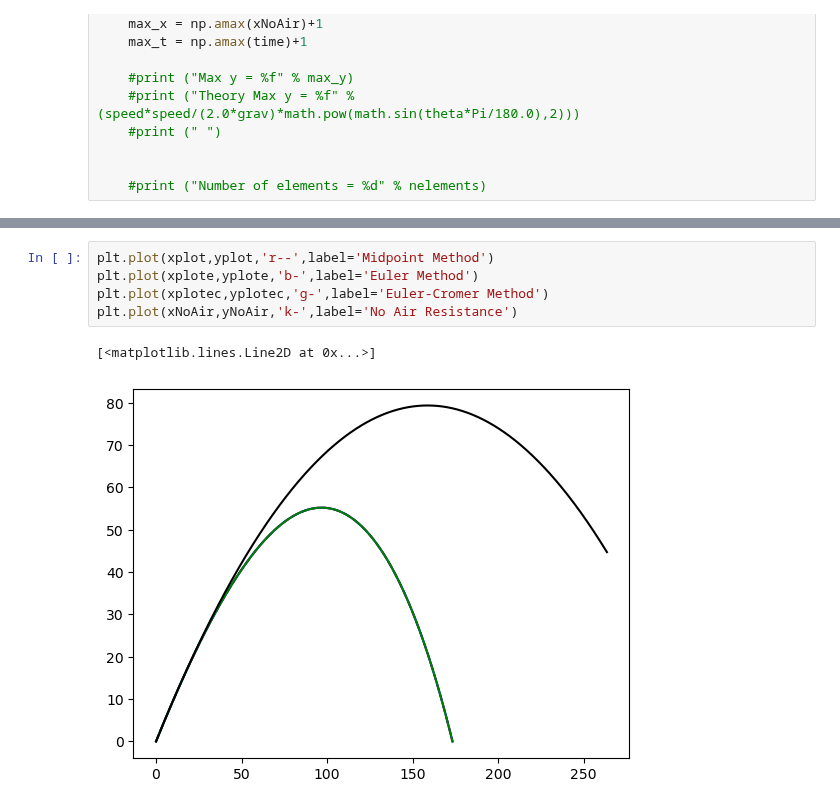
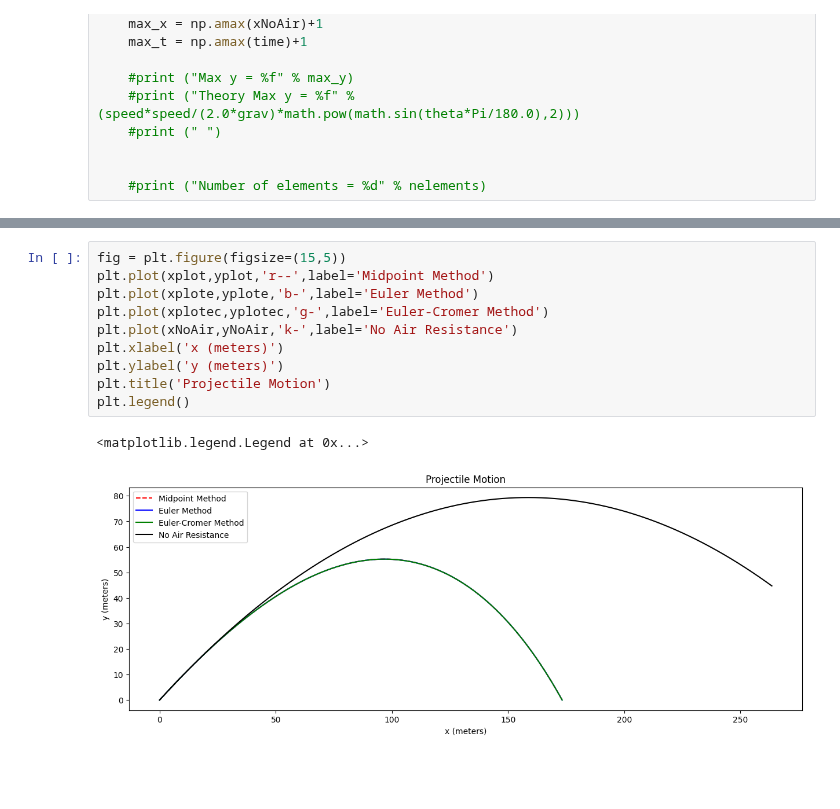
Before and after one commit to brash99/phys441, a Jupyter notebook: JupyterNotebooks/Assignment_Solutions/Assignment3/graph_projectile.ipynb, the cells around one changed output, grey strips where cells are left out. Drawn from its saved outputs; the diff is of its cells as text; blank space fills up the shorter version.

```diff
--- a/JupyterNotebooks/Assignment_Solutions/Assignment3/graph_projectile.ipynb
+++ b/JupyterNotebooks/Assignment_Solutions/Assignment3/graph_projectile.ipynb
@@ -222,8 +222,13 @@ Maximum range is 174.987946 meters at 40.400000 degrees.
 # %%
+fig = plt.figure(figsize=(15,5))
 plt.plot(xplot,yplot,'r--',label='Midpoint Method')
 plt.plot(xplote,yplote,'b-',label='Euler Method')
 plt.plot(xplotec,yplotec,'g-',label='Euler-Cromer Method')
 plt.plot(xNoAir,yNoAir,'k-',label='No Air Resistance')
+plt.xlabel('x (meters)')
+plt.ylabel('y (meters)')
+plt.title('Projectile Motion')
+plt.legend()
 # %% [output]
-[<matplotlib.lines.Line2D at 0x...>]
+<matplotlib.legend.Legend at 0x...>
-[figure, old version]
+[figure, new version]
```
Also changed, not shown: parts of 1 cell of this notebook, 1 other file.
